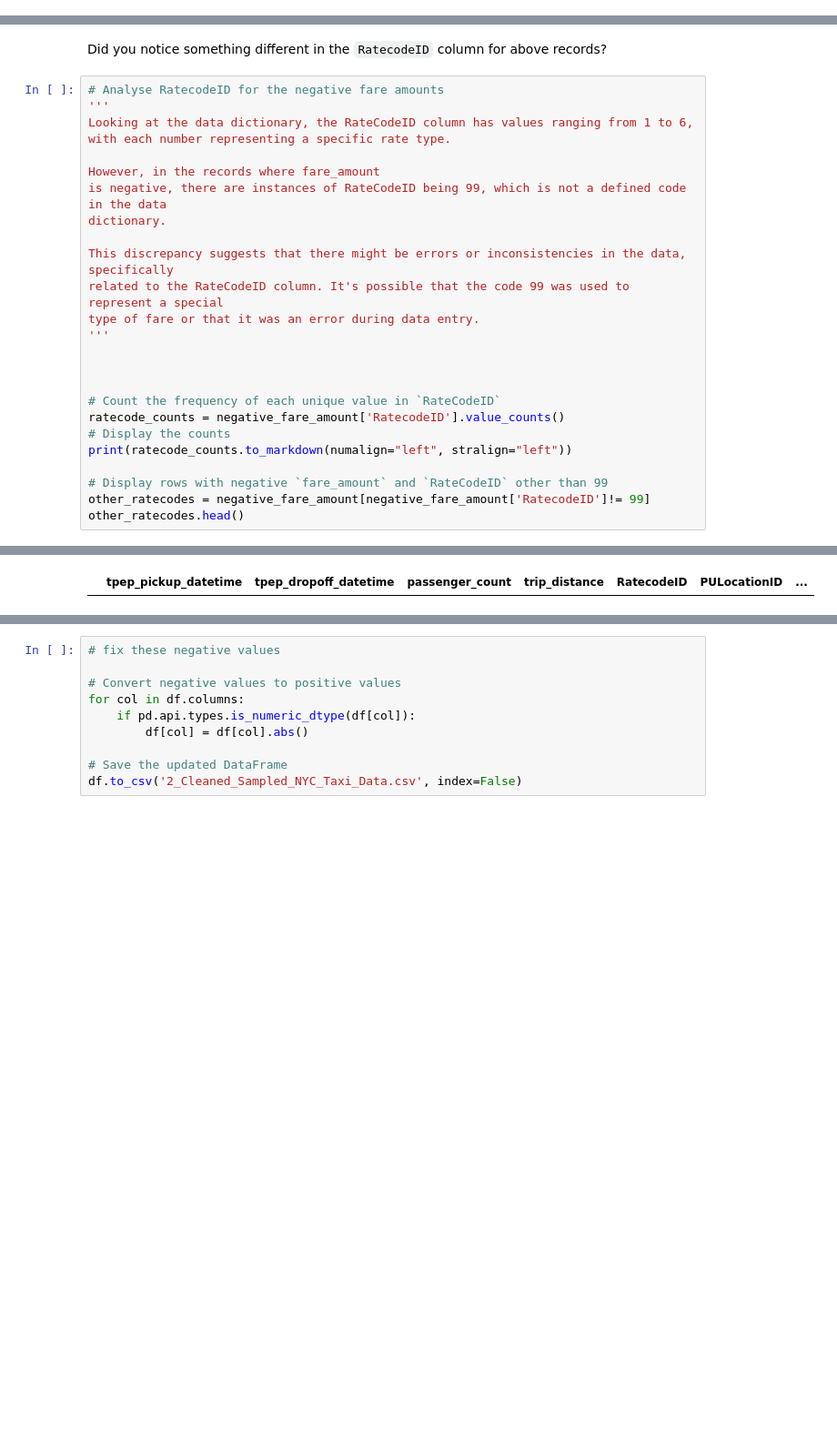
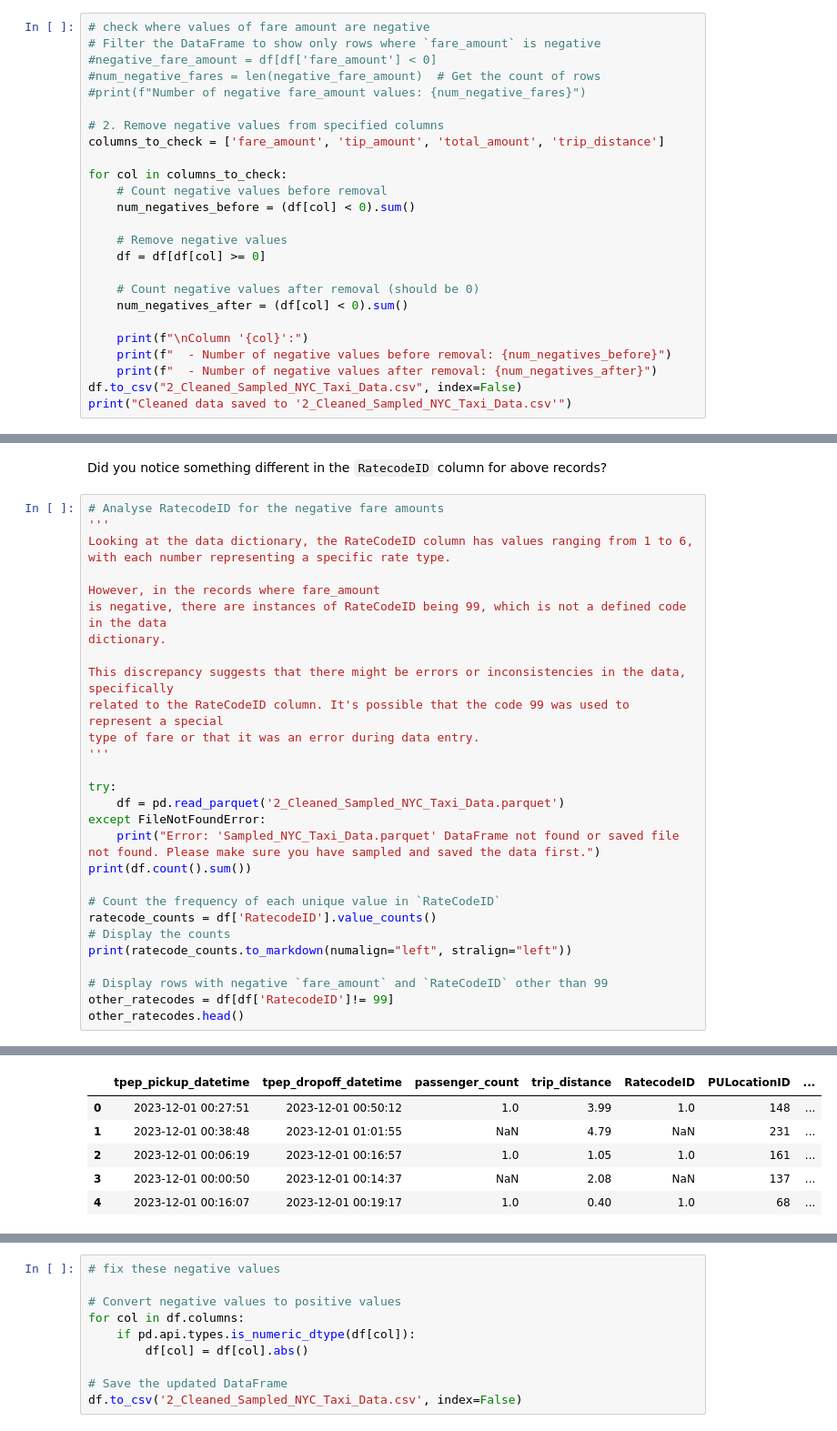
Before and after one commit to SUBHASISHBISWAS/UpGrad, a Jupyter notebook: Code/Courses/C1-SQL and Statistics Essentials/M7-NYC Taxi Records Analysis/SUBHASISH BISWAS/EDA NYC Taxi/EDA_Assg_NYC_Taxi_Starter.ipynb, the cells around one changed output, grey strips where cells are left out. Shown at 91% size. Drawn from its saved outputs; the diff is of its cells as text; blank space fills up the shorter version.

```diff
--- a/Code/Courses/C1-SQL and Statistics Essentials/M7-NYC Taxi Records Analysis/SUBHASISH BISWAS/EDA NYC Taxi/EDA_Assg_NYC_Taxi_Starter.ipynb
+++ b/Code/Courses/C1-SQL and Statistics Essentials/M7-NYC Taxi Records Analysis/SUBHASISH BISWAS/EDA NYC Taxi/EDA_Assg_NYC_Taxi_Starter.ipynb
@@ -409,0 +429,25 @@ negative_fare_amount
+# %%
+# check where values of fare amount are negative
+# Filter the DataFrame to show only rows where `fare_amount` is negative
+#negative_fare_amount = df[df['fare_amount'] < 0]
+#num_negative_fares = len(negative_fare_amount)  # Get the count of rows
+#print(f"Number of negative fare_amount values: {num_negative_fares}")
+
+# 2. Remove negative values from specified columns
+columns_to_check = ['fare_amount', 'tip_amount', 'total_amount', 'trip_distance']
+
+for col in columns_to_check:
+    # Count negative values before removal
+    num_negatives_before = (df[col] < 0).sum()
+
+    # Remove negative values
+    df = df[df[col] >= 0]
+
+    # Count negative values after removal (should be 0)
+    num_negatives_after = (df[col] < 0).sum()
+
+    print(f"\nColumn '{col}':")
+    print(f"  - Number of negative values before removal: {num_negatives_before}")
+    print(f"  - Number of negative values after removal: {num_negatives_after}")
+df.to_csv("2_Cleaned_Sampled_NYC_Taxi_Data.csv", index=False)
+print("Cleaned data saved to '2_Cleaned_Sampled_NYC_Taxi_Data.csv'")
@@ -424,14 +485,18 @@ related to the RateCodeID column. It's possible that the code 99 was used to rep
 type of fare or that it was an error during data entry.
 '''
 
-
+try:
+    df = pd.read_parquet('2_Cleaned_Sampled_NYC_Taxi_Data.parquet')
+except FileNotFoundError:
+    print("Error: 'Sampled_NYC_Taxi_Data.parquet' DataFrame not found or saved file not found. Please make sure you have sampled and saved the data first.")
+print(df.count().sum())
 
 # Count the frequency of each unique value in `RateCodeID`
-ratecode_counts = negative_fare_amount['RatecodeID'].value_counts()
+ratecode_counts = df['RatecodeID'].value_counts()
 # Display the counts
 print(ratecode_counts.to_markdown(numalign="left", stralign="left"))
 
 # Display rows with negative `fare_amount` and `RateCodeID` other than 99
-other_ratecodes = negative_fare_amount[negative_fare_amount['RatecodeID']!= 99]
+other_ratecodes = df[df['RatecodeID']!= 99]
 other_ratecodes.head()
 # %% [output]
@@ -440,4 +514,9 @@ other_ratecodes.head()
 |  | tpep_pickup_datetime | tpep_dropoff_datetime | passenger_count | trip_distance | RatecodeID | PULocationID | ... |
+| 0 | 2023-12-01 00:27:51 | 2023-12-01 00:50:12 | 1.0 | 3.99 | 1.0 | 148 | ... |
+| 1 | 2023-12-01 00:38:48 | 2023-12-01 01:01:55 | NaN | 4.79 | NaN | 231 | ... |
+| 2 | 2023-12-01 00:06:19 | 2023-12-01 00:16:57 | 1.0 | 1.05 | 1.0 | 161 | ... |
+| 3 | 2023-12-01 00:00:50 | 2023-12-01 00:14:37 | NaN | 2.08 | NaN | 137 | ... |
+| 4 | 2023-12-01 00:16:07 | 2023-12-01 00:19:17 | 1.0 | 0.40 | 1.0 | 68 | ... |
 # %%
 # Find which columns have negative values
 for col in df.columns:
```
Also changed, not shown: parts of 22 cells of this notebook.
